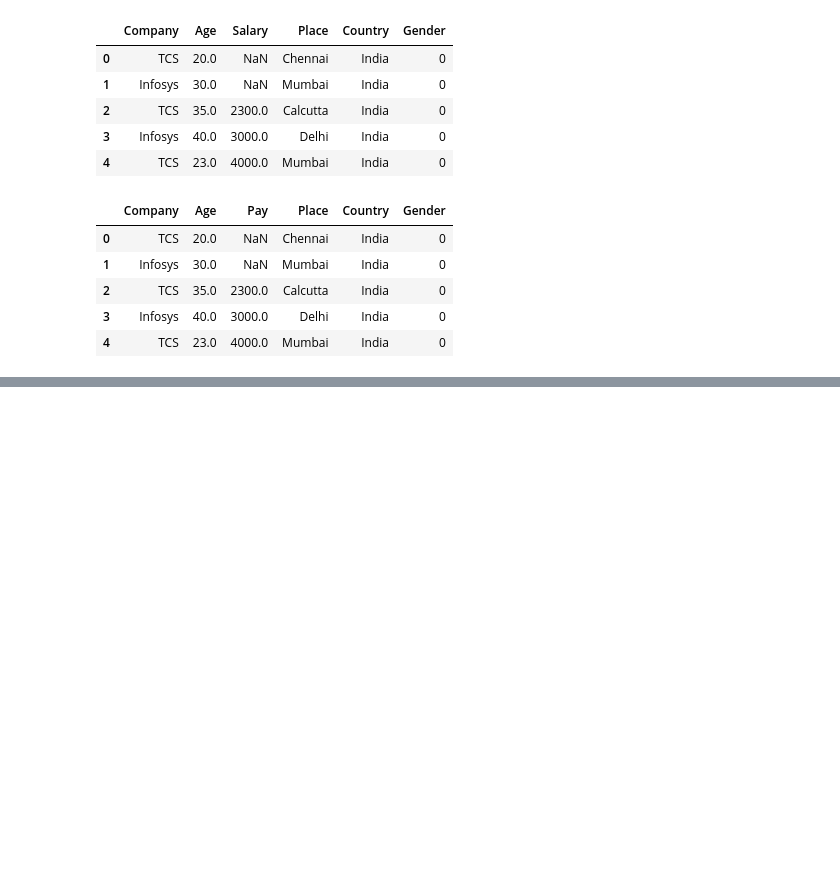
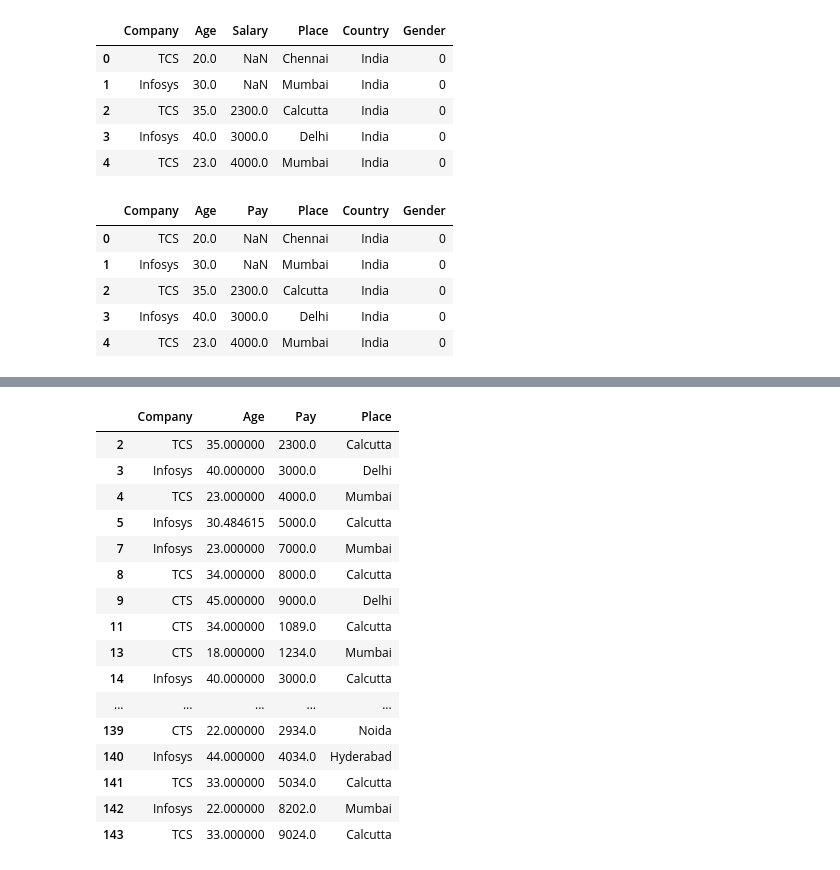
Before and after one commit to RaghulRameshTrainer/VMware_Python, a Jupyter notebook: pandas.ipynb, the cells around one changed output, grey strips where cells are left out. Saved outputs shown, nothing was run; the diff lists cells and outputs as text; code cells hidden in the pictures; blank space fills up the shorter version.

```diff
--- a/pandas.ipynb
+++ b/pandas.ipynb
@@ -217,0 +330,20 @@ df.head()
+# %%
+df[df['Place']!="Chennai"]
+# %% [output]
+|  | Company | Age | Pay | Place |
+| 2 | TCS | 35.000000 | 2300.0 | Calcutta |
+| 3 | Infosys | 40.000000 | 3000.0 | Delhi |
+| 4 | TCS | 23.000000 | 4000.0 | Mumbai |
+| 5 | Infosys | 30.484615 | 5000.0 | Calcutta |
+| 7 | Infosys | 23.000000 | 7000.0 | Mumbai |
+| 8 | TCS | 34.000000 | 8000.0 | Calcutta |
+| 9 | CTS | 45.000000 | 9000.0 | Delhi |
+| 11 | CTS | 34.000000 | 1089.0 | Calcutta |
+| 13 | CTS | 18.000000 | 1234.0 | Mumbai |
+| 14 | Infosys | 40.000000 | 3000.0 | Calcutta |
+| ... | ... | ... | ... | ... |
+| 139 | CTS | 22.000000 | 2934.0 | Noida |
+| 140 | Infosys | 44.000000 | 4034.0 | Hyderabad |
+| 141 | TCS | 33.000000 | 5034.0 | Calcutta |
+| 142 | Infosys | 22.000000 | 8202.0 | Mumbai |
+| 143 | TCS | 33.000000 | 9024.0 | Calcutta |
```
Also changed, not shown: parts of 30 cells of this notebook.
